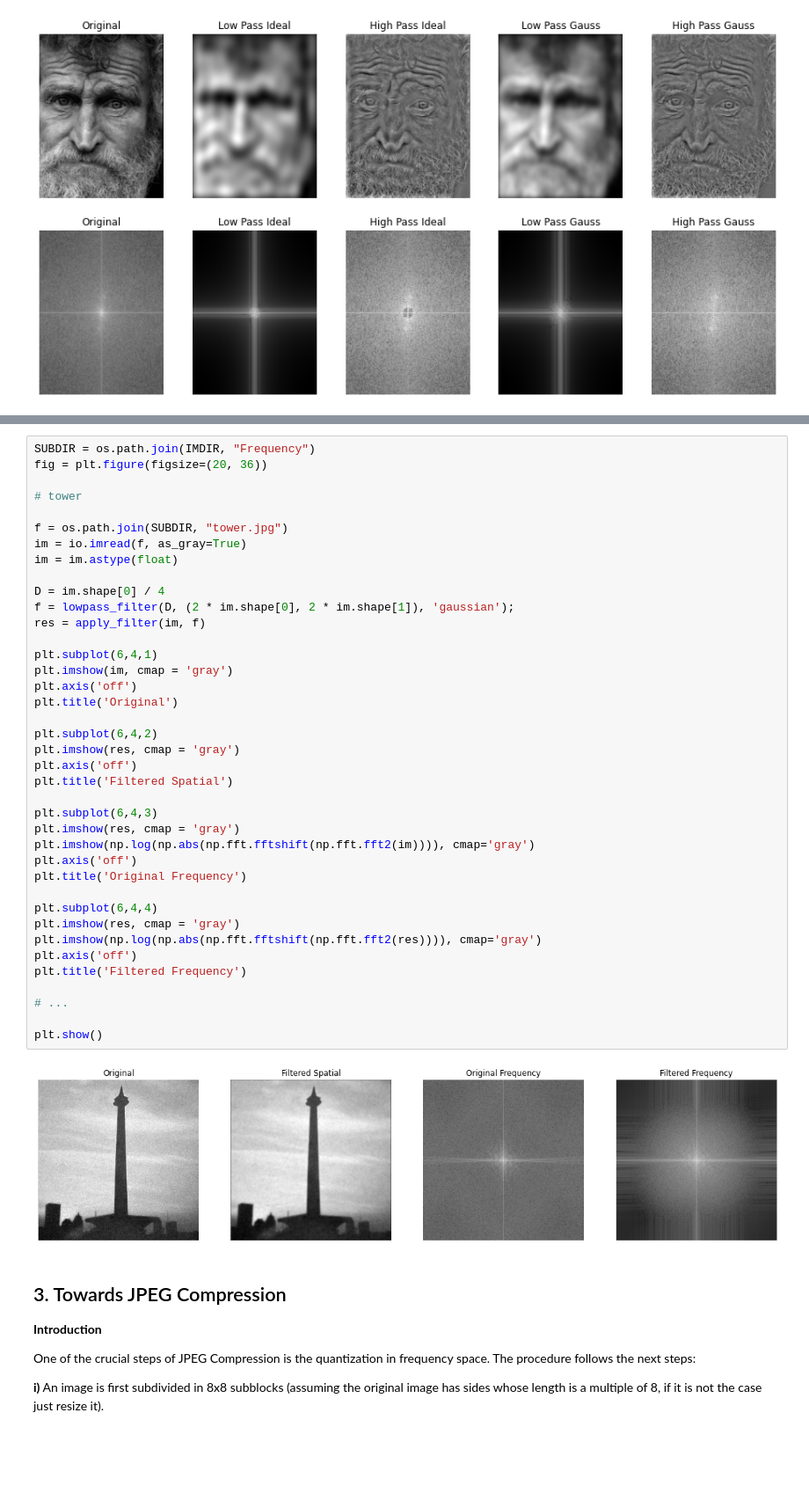
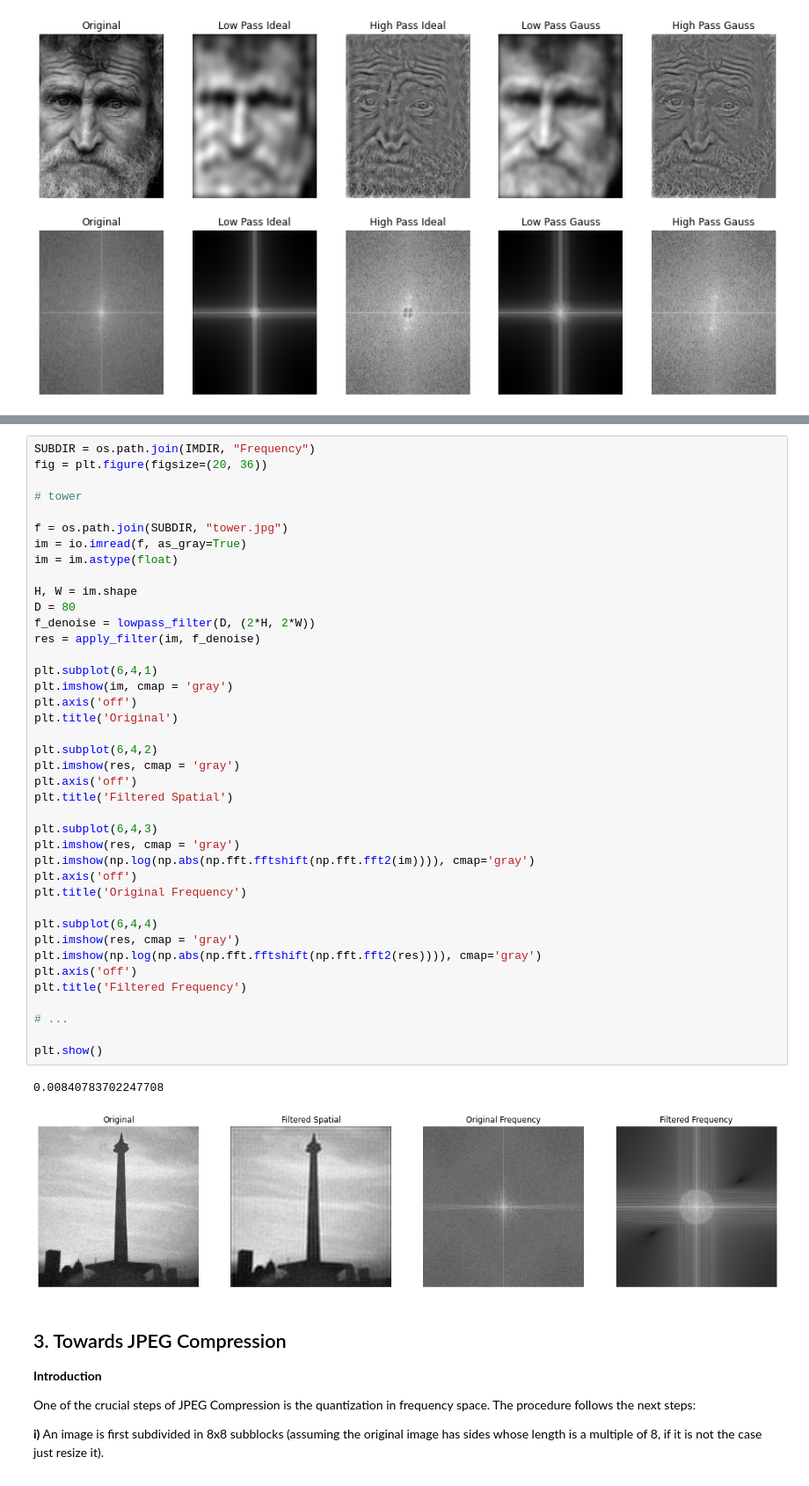
Before and after one commit to samyhaff/DATASIM_TP, a Jupyter notebook: ATRIM/TP3/TP3-frequency-domain-2021sv.ipynb, the cells around one changed output, grey strips where cells are left out. Shown at 88% size. Cells and saved outputs as stored; diff of their text form; blank space fills up the shorter version.

```diff
--- a/ATRIM/TP3/TP3-frequency-domain-2021sv.ipynb
+++ b/ATRIM/TP3/TP3-frequency-domain-2021sv.ipynb
@@ -287,37 +288,39 @@ f = os.path.join(SUBDIR, "tower.jpg")
 im = io.imread(f, as_gray=True)
 im = im.astype(float)
 
-D = im.shape[0] / 4
-f = lowpass_filter(D, (2 * im.shape[0], 2 * im.shape[1]), 'gaussian');
-res = apply_filter(im, f)
+H, W = im.shape
+D = 80
+f_denoise = lowpass_filter(D, (2*H, 2*W))
+res = apply_filter(im, f_denoise)
 
 plt.subplot(6,4,1)
 plt.imshow(im, cmap = 'gray')
 plt.axis('off')
 plt.title('Original')
 
 plt.subplot(6,4,2)
 plt.imshow(res, cmap = 'gray')
 plt.axis('off')
 plt.title('Filtered Spatial')
 
 plt.subplot(6,4,3)
 plt.imshow(res, cmap = 'gray')
 plt.imshow(np.log(np.abs(np.fft.fftshift(np.fft.fft2(im)))), cmap='gray')
 plt.axis('off')
 plt.title('Original Frequency')
 
 plt.subplot(6,4,4)
 plt.imshow(res, cmap = 'gray')
 plt.imshow(np.log(np.abs(np.fft.fftshift(np.fft.fft2(res)))), cmap='gray')
 plt.axis('off')
 plt.title('Filtered Frequency')
 
 # ...
 
 plt.show()
 # %% [output]
+0.00840783702247708
-[figure, old version]
+[figure, new version]
 # %% [markdown]
 ##  3. Towards JPEG Compression
 
```
Also changed, not shown: parts of 6 cells of this notebook.
